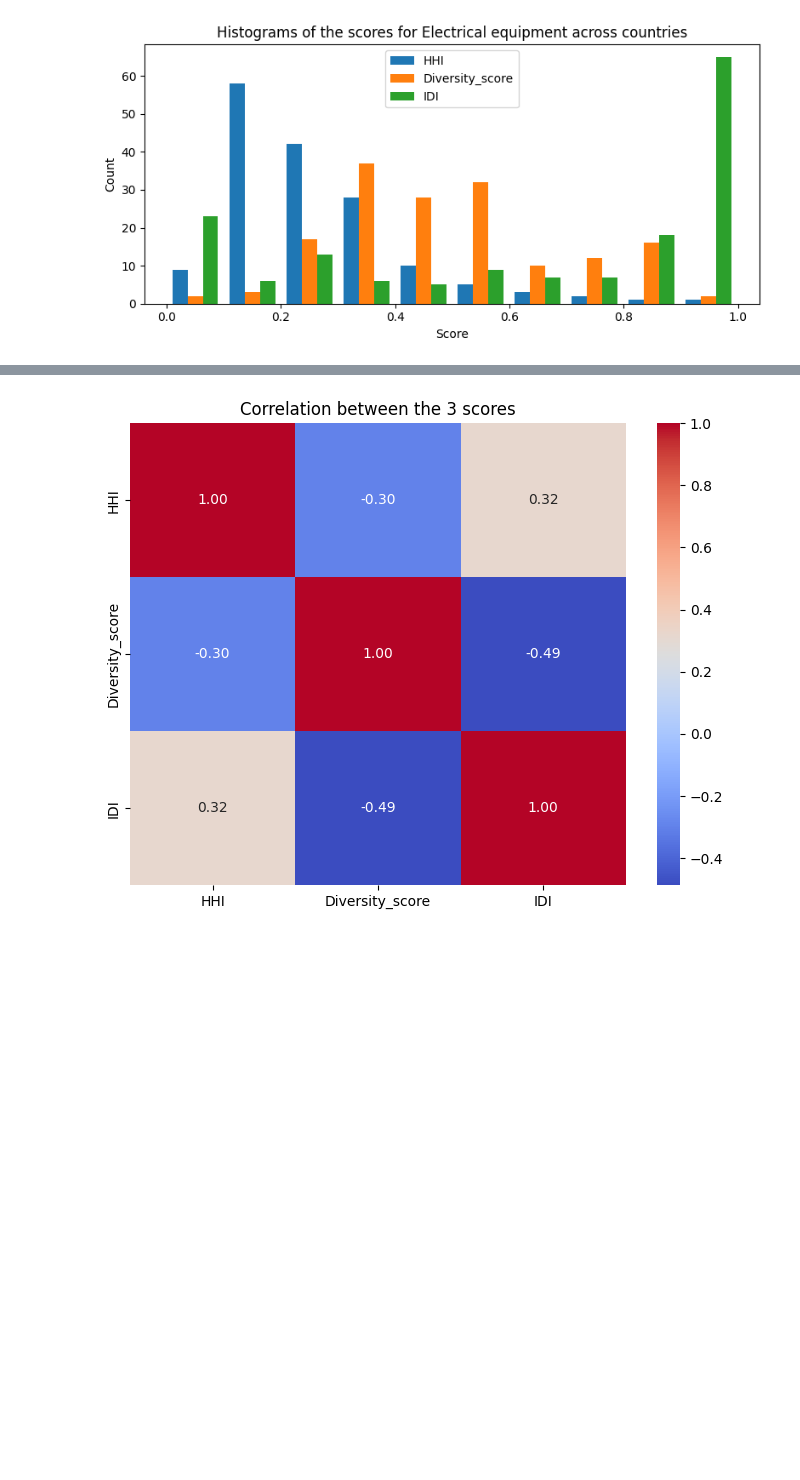
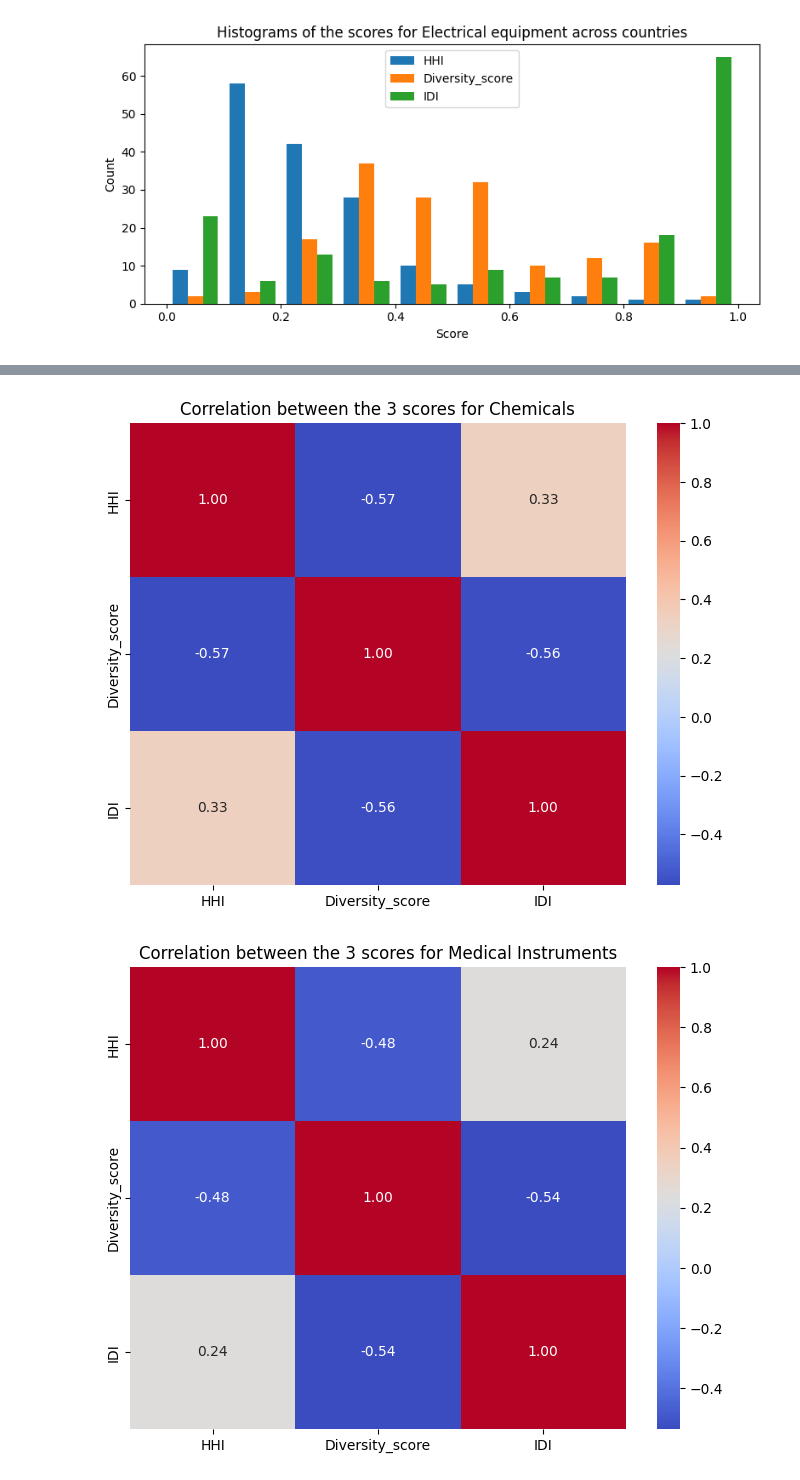
Before and after one commit to nehamt98/SupplyChainResilience, a Jupyter notebook: notebooks/scores_correlation.ipynb, the cells around one changed output, grey strips where cells are left out. Drawn from its saved outputs; the diff is of its cells as text; code cells hidden in the pictures; blank space fills up the shorter version.

```diff
--- a/notebooks/scores_correlation.ipynb
+++ b/notebooks/scores_correlation.ipynb
@@ -168,17 +168,17 @@ for i in range(len(hs_codes)):
 [figure]
 # %%
 import numpy as np
-percentile_20_list = []
-percentile_80_list = []
+percentile_25_list = []
+percentile_75_list = []
 for i,code in enumerate(hs_codes):
     print(f"Info for {hs_values[i]}")
     scri = [scores["SCRI"] for (hs, _), scores in scri_dict.items() if hs == code]
-    percentile_20 = np.percentile(scri, 20)
-    percentile_20_list.append(percentile_20)
-    print(f"20th Percentile of SCRI scores: {percentile_20:.4f}")
-    percentile_80 = np.percentile(scri, 80)
-    percentile_80_list.append(percentile_80)
-    print(f"80th Percentile of SCRI scores: {percentile_80:.4f}")
+    percentile_25 = np.percentile(scri, 25)
+    percentile_25_list.append(percentile_25)
+    print(f"25th Percentile of SCRI scores: {percentile_25:.4f}")
+    percentile_75 = np.percentile(scri, 75)
+    percentile_75_list.append(percentile_75)
+    print(f"75th Percentile of SCRI scores: {percentile_75:.4f}")
 
     plt.figure(figsize=(8,6))
     plt.hist(scri, bins=20, edgecolor='black')
@@ -187,7 +187,7 @@ for i,code in enumerate(hs_codes):
     plt.ylabel("Count")
     plt.tight_layout()
     plt.show()
-print(f"Average 20th percentile of SCRI scores: {sum(percentile_20_list)/len(percentile_20_list)}")
-print(f"Average 80th percentile of SCRI scores: {sum(percentile_80_list)/len(percentile_80_list)}")
+print(f"Average 20th percentile of SCRI scores: {sum(percentile_25_list)/len(percentile_25_list)}")
+print(f"Average 80th percentile of SCRI scores: {sum(percentile_75_list)/len(percentile_75_list)}")
 # %% [output]
 Info for Chemicals
@@ -215,11 +215,12 @@ Average 80th percentile of SCRI scores: 0.671064
 # %%
 # Plot the correlation
 import seaborn as sns
 
-for matrix in correlation_matrix:
+for i,matrix in enumerate(correlation_matrix):
     plt.figure(figsize = (8,6))
     sns.heatmap(matrix, annot=True, cmap='coolwarm', fmt=".2f")
-    plt.title('Correlation between the 3 scores')
+    plt.title(f'Correlation between the 3 scores for {hs_values[i]}')
     plt.show()
 # %% [output]
-[figure, old version]
+[figure, new version]
+[figure, added]
```
Also changed, not shown: parts of 3 cells of this notebook, 1 other file.
